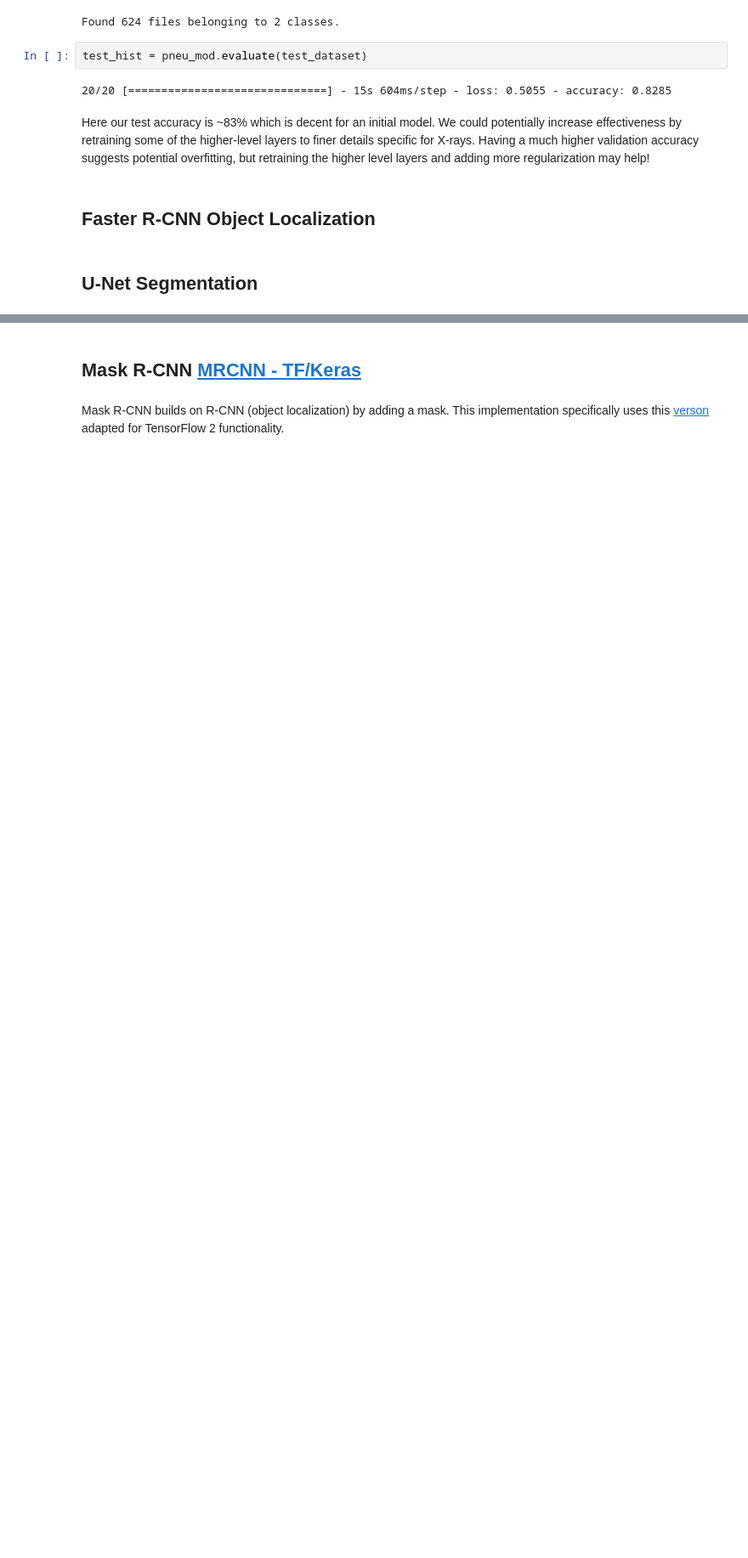
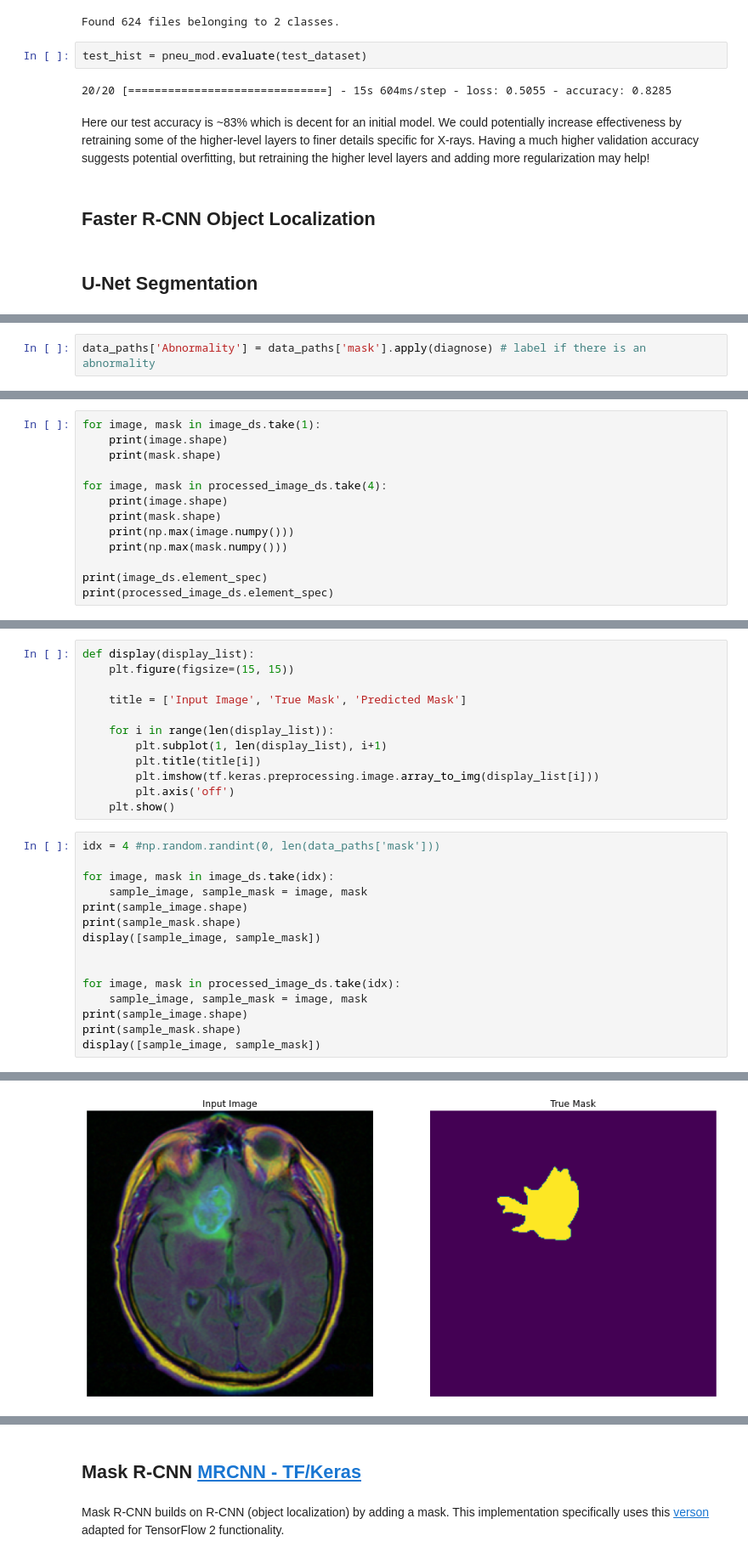
Before and after one commit to rjunw/biomed-im-overview, a Jupyter notebook: Biomedical CNN Overview.ipynb, the cells around one changed output, grey strips where cells are left out. Shown at 85% size. Drawn from its saved outputs; the diff is of its cells as text; blank space fills up the shorter version.

```diff
--- a/Biomedical CNN Overview.ipynb
+++ b/Biomedical CNN Overview.ipynb
@@ -209,0 +280,2 @@ Here our test accuracy is ~83% which is decent for an initial model. We could po
+# %%
+data_paths['Abnormality'] = data_paths['mask'].apply(diagnose) # label if there is an abnormality
@@ -209,0 +391,13 @@ Here our test accuracy is ~83% which is decent for an initial model. We could po
+# %%
+for image, mask in image_ds.take(1):
+    print(image.shape)
+    print(mask.shape)
+
+for image, mask in processed_image_ds.take(4):
+    print(image.shape)
+    print(mask.shape)
+    print(np.max(image.numpy()))
+    print(np.max(mask.numpy()))
+
+print(image_ds.element_spec)
+print(processed_image_ds.element_spec)
@@ -209,0 +425,28 @@ Here our test accuracy is ~83% which is decent for an initial model. We could po
+# %%
+def display(display_list):
+    plt.figure(figsize=(15, 15))
+
+    title = ['Input Image', 'True Mask', 'Predicted Mask']
+
+    for i in range(len(display_list)):
+        plt.subplot(1, len(display_list), i+1)
+        plt.title(title[i])
+        plt.imshow(tf.keras.preprocessing.image.array_to_img(display_list[i]))
+        plt.axis('off')
+    plt.show()
+# %%
+idx = 4 #np.random.randint(0, len(data_paths['mask']))
+
+for image, mask in image_ds.take(idx):
+    sample_image, sample_mask = image, mask
+print(sample_image.shape)
+print(sample_mask.shape)
+display([sample_image, sample_mask])
+
+
+for image, mask in processed_image_ds.take(idx):
+    sample_image, sample_mask = image, mask
+print(sample_image.shape)
+print(sample_mask.shape)
+display([sample_image, sample_mask])
+# %% [output]
@@ -209,0 +455 @@ Here our test accuracy is ~83% which is decent for an initial model. We could po
+[figure, added]
```
Also changed, not shown: parts of 38 cells of this notebook.
